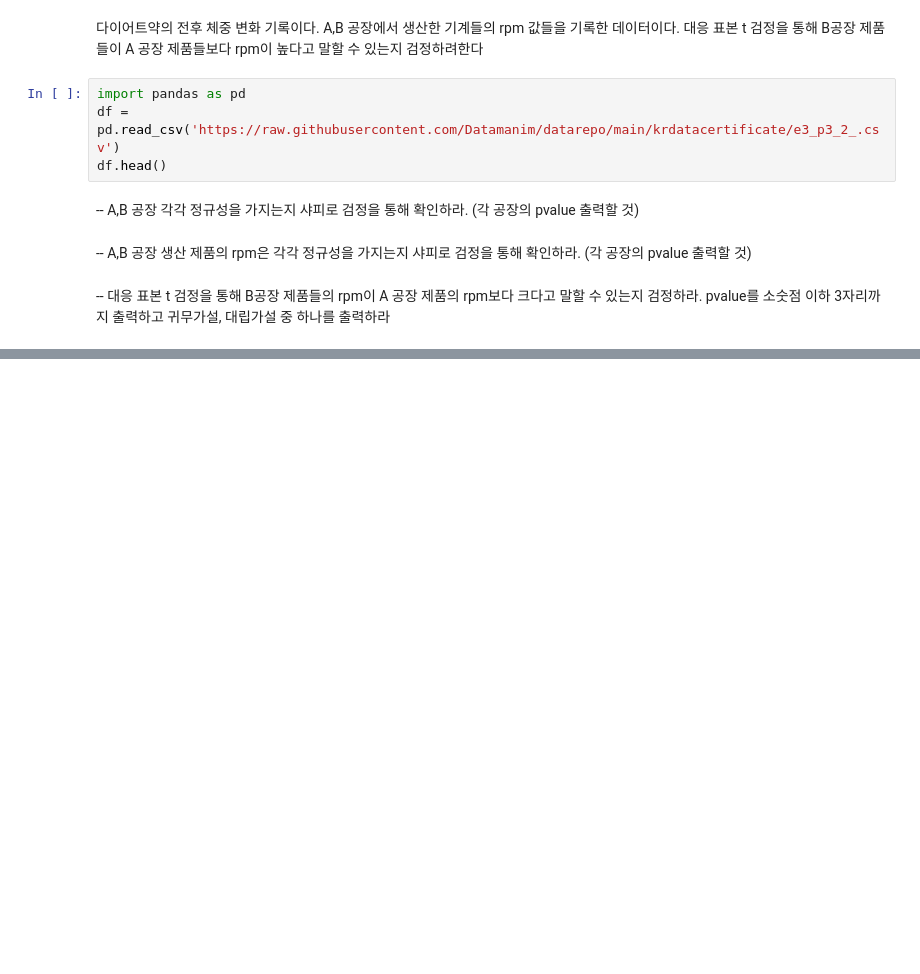
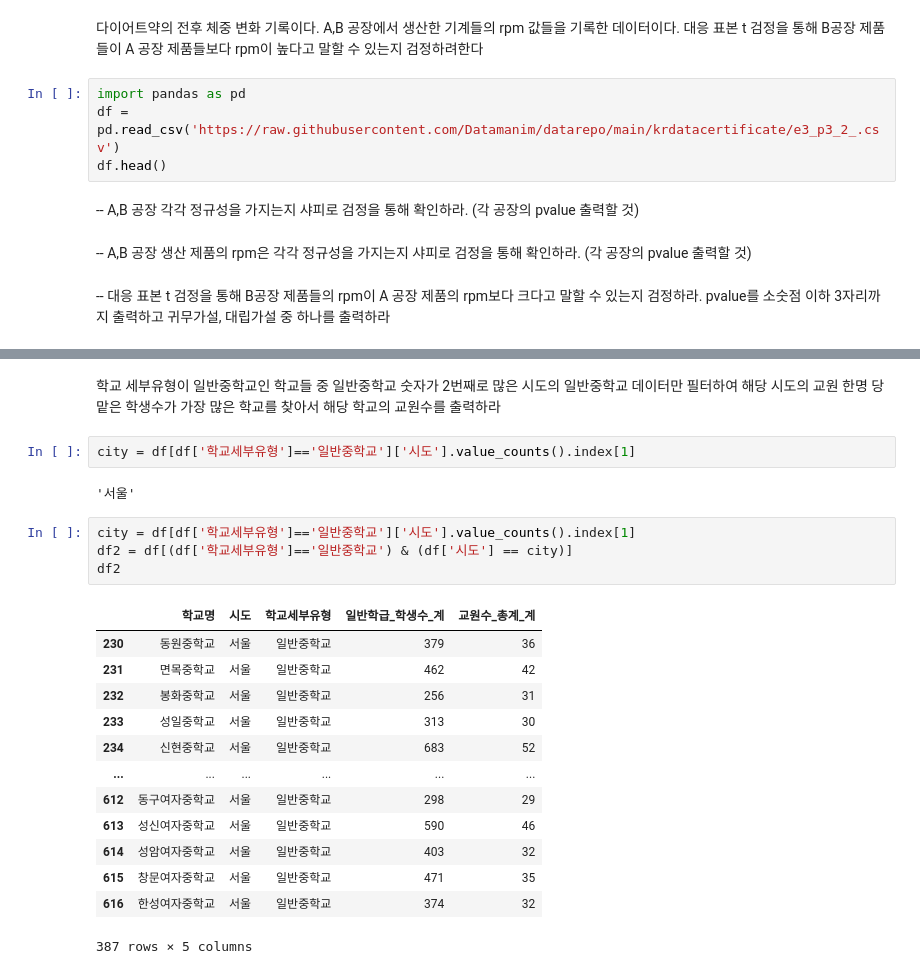
Before and after one commit to iuj180/practice, a Jupyter notebook: ADP/practice_Datamanim_category1.ipynb, the cells around one changed output, grey strips where cells are left out. Saved outputs shown, nothing was run; the diff lists cells and outputs as text; blank space fills up the shorter version.

```diff
--- a/ADP/practice_Datamanim_category1.ipynb
+++ b/ADP/practice_Datamanim_category1.ipynb
@@ -2057,0 +2307,24 @@ df.head()
+# %% [markdown]
+학교 세부유형이 일반중학교인 학교들 중 일반중학교 숫자가 2번째로 많은 시도의 일반중학교 데이터만 필터하여 해당 시도의 교원 한명 당 맡은 학생수가 가장 많은 학교를 찾아서 해당 학교의 교원수를 출력하라
+# %%
+city = df[df['학교세부유형']=='일반중학교']['시도'].value_counts().index[1]
+# %% [output]
+'서울'
+# %%
+city = df[df['학교세부유형']=='일반중학교']['시도'].value_counts().index[1]
+df2 = df[(df['학교세부유형']=='일반중학교') & (df['시도'] == city)]
+df2
+# %% [output]
+|  | 학교명 | 시도 | 학교세부유형 | 일반학급_학생수_계 | 교원수_총계_계 |
+| 230 | 동원중학교 | 서울 | 일반중학교 | 379 | 36 |
+| 231 | 면목중학교 | 서울 | 일반중학교 | 462 | 42 |
+| 232 | 봉화중학교 | 서울 | 일반중학교 | 256 | 31 |
+| 233 | 성일중학교 | 서울 | 일반중학교 | 313 | 30 |
+| 234 | 신현중학교 | 서울 | 일반중학교 | 683 | 52 |
+| ... | ... | ... | ... | ... | ... |
+| 612 | 동구여자중학교 | 서울 | 일반중학교 | 298 | 29 |
+| 613 | 성신여자중학교 | 서울 | 일반중학교 | 590 | 46 |
+| 614 | 성암여자중학교 | 서울 | 일반중학교 | 403 | 32 |
+| 615 | 창문여자중학교 | 서울 | 일반중학교 | 471 | 35 |
+| 616 | 한성여자중학교 | 서울 | 일반중학교 | 374 | 32 |
+387 rows × 5 columns
```
Also changed, not shown: parts of 19 cells of this notebook.
